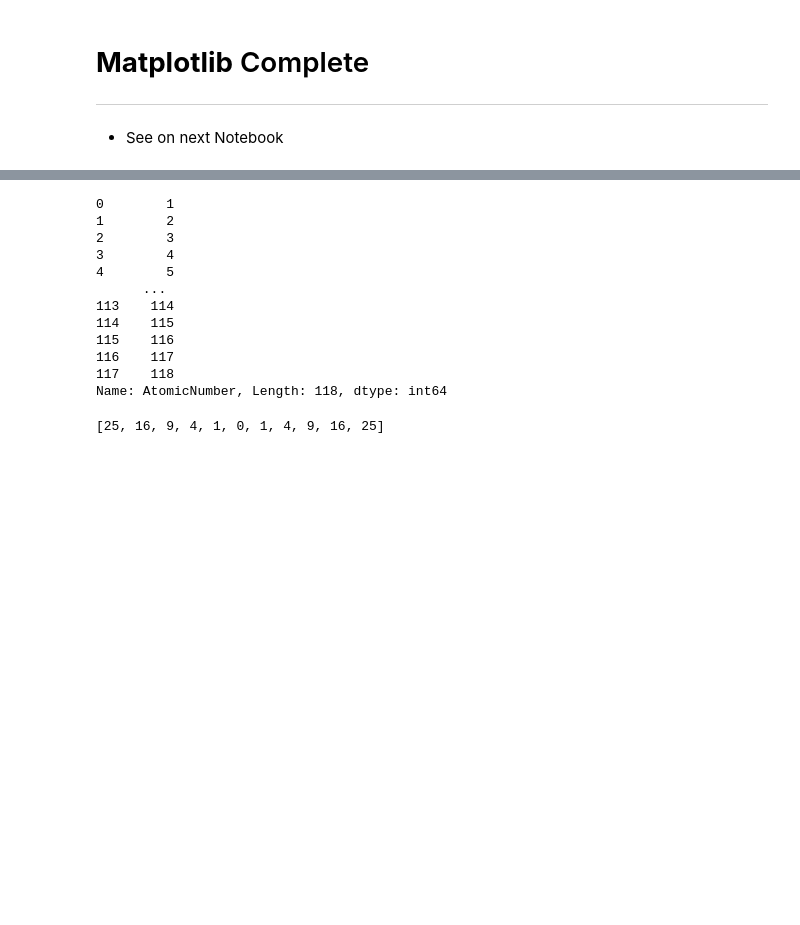
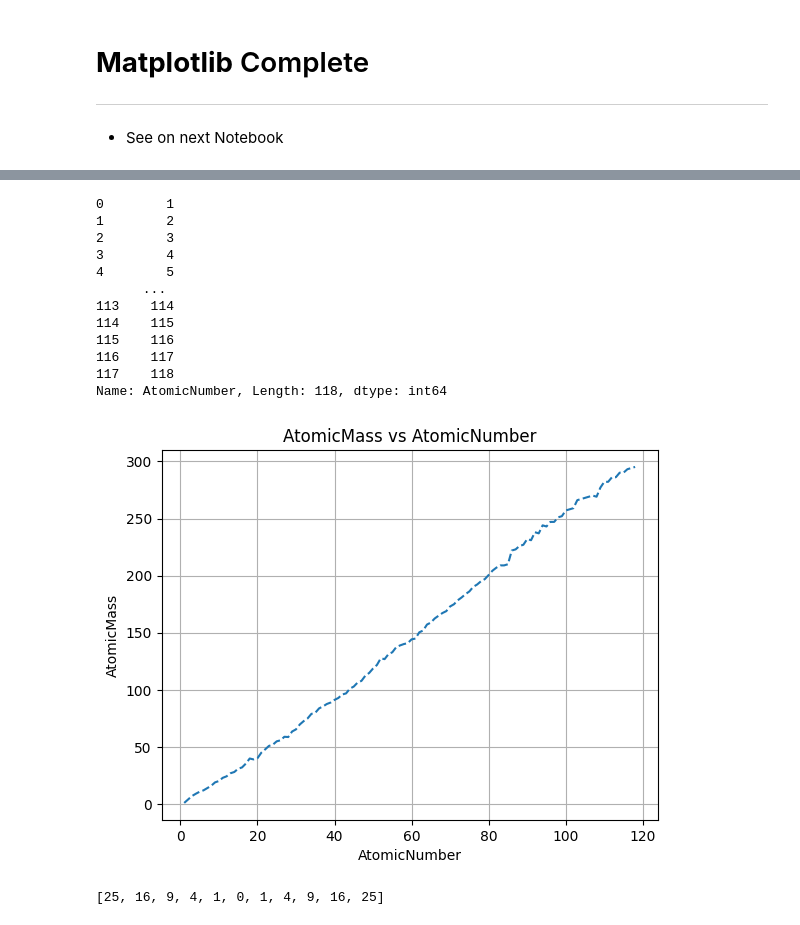
Before and after one commit to jsdhami/Python-For-Research, a Jupyter notebook: Python_For_Research.ipynb, the cells around one changed output, grey strips where cells are left out. Drawn from its saved outputs; the diff is of its cells as text; code cells hidden in the pictures; blank space fills up the shorter version.

```diff
--- a/Python_For_Research.ipynb
+++ b/Python_For_Research.ipynb
@@ -571,31 +661,32 @@ fig, axs = plt.subplots(2, 2)  # a figure with a 2x2 grid of Axes
 # %%
 x = dataFrame['AtomicNumber']
 # x = df.iloc[:, 0]
 print(x)
 y = dataFrame['AtomicMass']
 # x.head()
 
-# plt.plot(x, y, '-')
+plt.plot(x, y, '--')
 # # plote center axis
 # plt.axis('equal')
-# plt.grid()
-# plt.title('AtomicMass vs AtomicNumber')
-# plt.xlabel('AtomicNumber')
-# plt.ylabel('AtomicMass')
-# plt.show()
+plt.grid(True)
+plt.title('AtomicMass vs AtomicNumber')
+plt.xlabel('AtomicNumber')
+plt.ylabel('AtomicMass')
+plt.show()
 # %% [output]
 0        1
 1        2
 2        3
 3        4
 4        5
       ...
 113    114
 114    115
 115    116
 116    117
 117    118
 Name: AtomicNumber, Length: 118, dtype: int64
+[figure, added]
 # %%
 # mathematical questions
 x = [-5, -4, -3, -2, -1, 0, 1, 2, 3, 4, 5]
```
Also changed, not shown: parts of 23 cells of this notebook.
